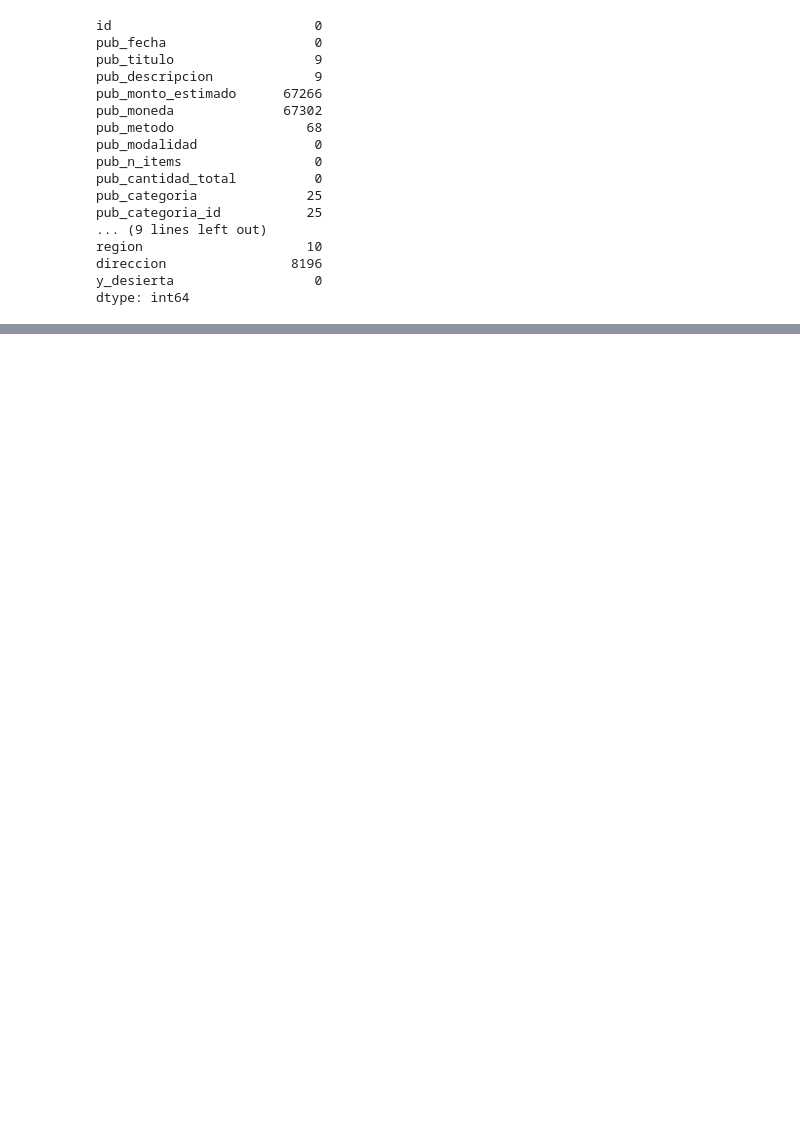
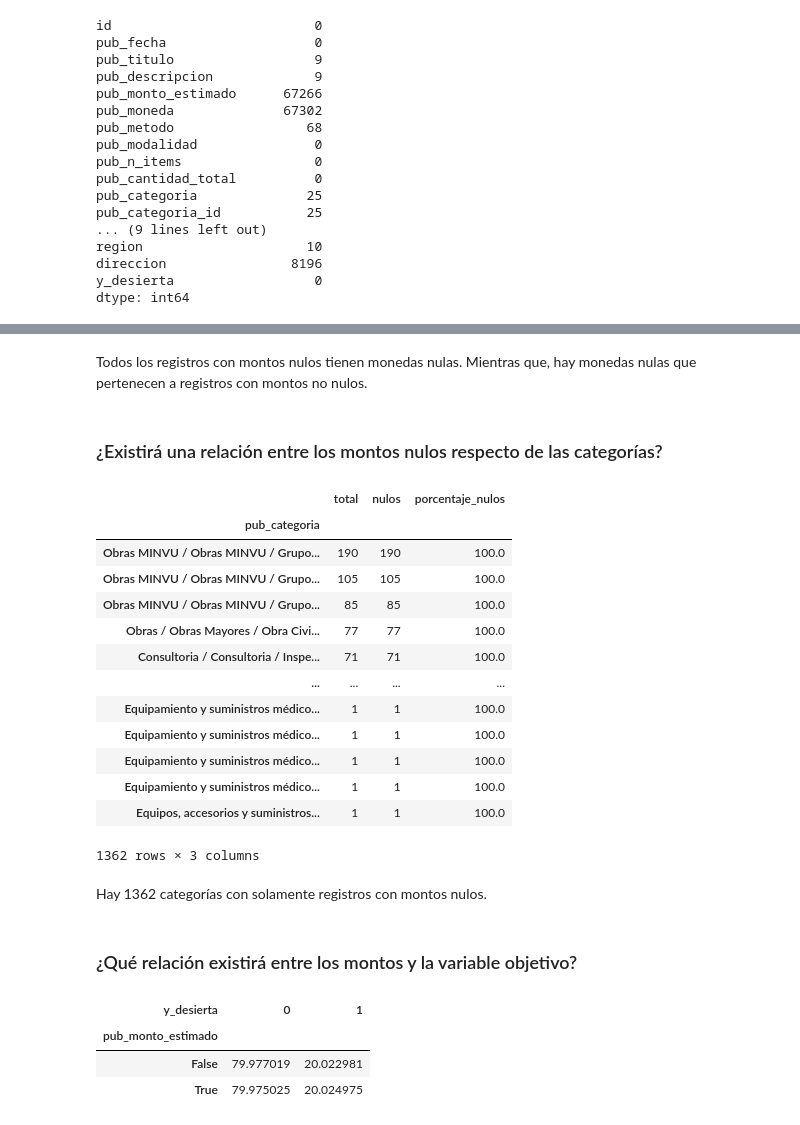
Before and after one commit to EduardoPerezMir/Tarea-2-ML, a Jupyter notebook: Pregunta2.ipynb, the cells around one changed output, grey strips where cells are left out. Drawn from its saved outputs; the diff is of its cells as text; code cells hidden in the pictures; blank space fills up the shorter version.

```diff
--- a/Pregunta2.ipynb
+++ b/Pregunta2.ipynb
@@ -223,0 +233,44 @@ dtype: int64
+# %% [markdown]
+Todos los registros con montos nulos tienen monedas nulas. Mientras que, hay monedas nulas que pertenecen a registros con montos no nulos.
+# %% [markdown]
+### ¿Existirá una relación entre los montos nulos respecto de las categorías?
+# %%
+resumen = train_df.groupby("pub_categoria")["pub_monto_estimado"].agg(
+    total="size",
+    nulos=lambda x: x.isna().sum(),
+    porcentaje_nulos=lambda x: x.isna().mean() * 100
+)
+
+resumen[resumen["porcentaje_nulos"] == 100].sort_values(
+    "total", ascending=False
+)
+# %% [output]
+|  | total | nulos | porcentaje_nulos |
+| pub_categoria |  |  |  |
+| Obras MINVU / Obras MINVU / Grupo... | 190 | 190 | 100.0 |
+| Obras MINVU / Obras MINVU / Grupo... | 105 | 105 | 100.0 |
+| Obras MINVU / Obras MINVU / Grupo... | 85 | 85 | 100.0 |
+| Obras / Obras Mayores / Obra Civi... | 77 | 77 | 100.0 |
+| Consultoria / Consultoria / Inspe... | 71 | 71 | 100.0 |
+| ... | ... | ... | ... |
+| Equipamiento y suministros médico... | 1 | 1 | 100.0 |
+| Equipamiento y suministros médico... | 1 | 1 | 100.0 |
+| Equipamiento y suministros médico... | 1 | 1 | 100.0 |
+| Equipamiento y suministros médico... | 1 | 1 | 100.0 |
+| Equipos, accesorios y suministros... | 1 | 1 | 100.0 |
+1362 rows × 3 columns
+# %% [markdown]
+Hay 1362 categorías con solamente registros con montos nulos.
+# %% [markdown]
+### ¿Qué relación existirá entre los montos y la variable objetivo?
+# %%
+pd.crosstab(
+    train_df["pub_monto_estimado"].isna(),
+    train_df["y_desierta"],
+    normalize="index"
+) * 100
+# %% [output]
+| y_desierta | 0 | 1 |
+| pub_monto_estimado |  |  |
+| False | 79.977019 | 20.022981 |
+| True | 79.975025 | 20.024975 |
```
Also changed, not shown: parts of 48 cells of this notebook, 1 other file.
